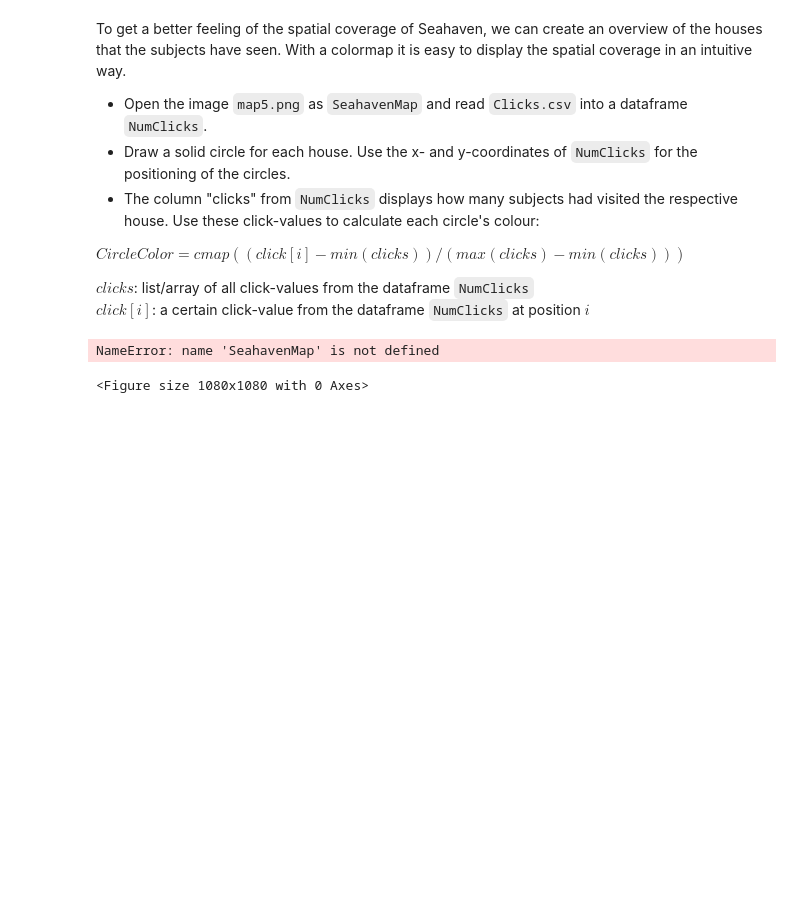
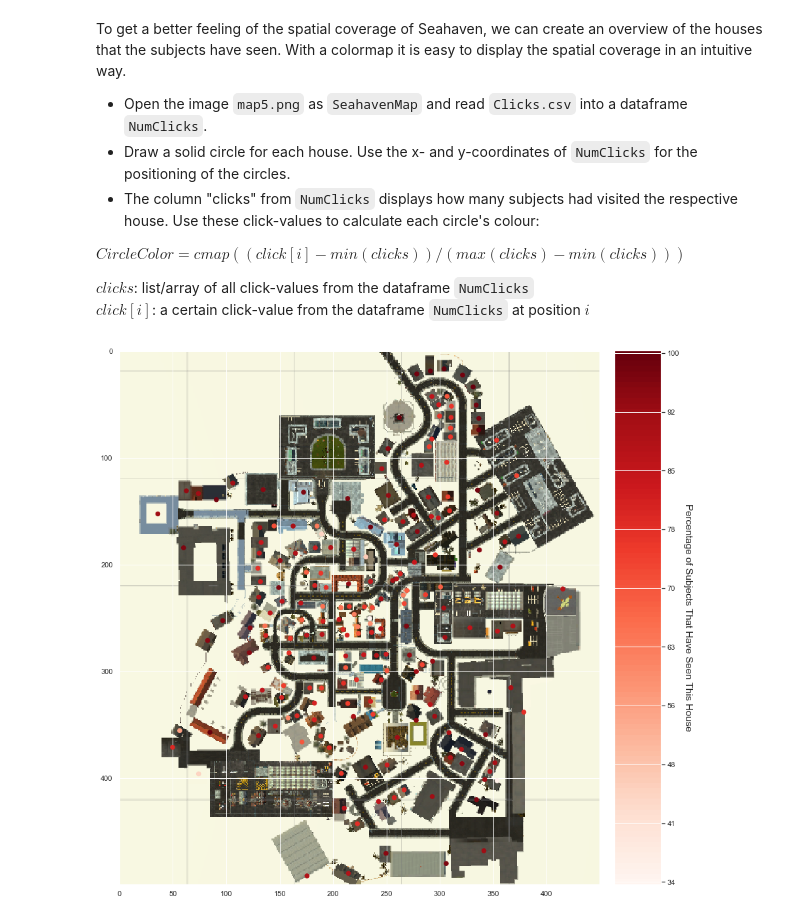
Before and after one commit to NBP-ACC/week-6-acc_5, a Jupyter notebook: sheet04.ipynb, the cells around one changed output. Cells and saved outputs as stored; diff of their text form; code cells hidden in the pictures; blank space fills up the shorter version.

````diff
--- a/sheet04.ipynb
+++ b/sheet04.ipynb
@@ -427,33 +427,41 @@
 $click[i]$: a certain click-value from the dataframe ```NumClicks``` at position $i$
 # %%
 # open the files and extract the necessary data
-# TODO
-
+PATH =  os.getcwd() + "/Data/map5.png"
+SeahavenMap = Image.open(PATH)
+PATH = os.getcwd() + "/Data/Clicks.csv"
+NumClicks =  pd.read_csv(PATH)
 
 # set everything up to display the Seahaven Map
 fig = plt.figure(figsize=(15,15))
 SeahavenMap = SeahavenMap.resize((450,500))
 ax = plt.subplot2grid((10, 10), (0, 0), colspan=9,rowspan=10)
 plt.imshow(SeahavenMap, aspect = 'equal')
 
 # choose a colormap for the circles that display the houses
 cmap = plt.cm.get_cmap('Reds')
 
+clicks = NumClicks['clicks'].tolist()
 # draw the circles and give them the right color (using the given colormap)
-# TODO
+
+for row in range(1, NumClicks.shape[0]):
+    #calculate colour
+    circleColour = cmap((clicks[row] -min(clicks))/(max(clicks)-min(clicks)))
+    #create circle
+    circle = plt.Circle((NumClicks.iloc[row, 1],NumClicks.iloc[row, 2]), 2,  color = circleColour)
+    ax.add_artist(circle)
 
 
 # set everything up to display the Colormap / legend for the circle's colors
 a=np.outer(np.arange(0,1,0.01),np.ones(3))
 ax2 = plt.subplot2grid((10, 10), (0, 9),rowspan=10)
 plt.imshow(a,aspect='auto',cmap='Reds',origin="lower")
 ax2.get_xaxis().set_ticks([])
 ax2.get_yaxis().set_ticks(np.linspace(0,99,10))
 ax2.get_yaxis().set_ticklabels(np.linspace((min(clicks)/64)*100,(max(clicks)/64)*100,10,dtype=int))
 ax2.yaxis.tick_right()
 ax2.set_ylabel("Percentage of Subjects That Have Seen This House",rotation=270, fontsize=15, labelpad=20)
 ax2.yaxis.set_label_position("right")
 plt.show()
 # %% [output]
-NameError: name 'SeahavenMap' is not defined
-<Figure size 1080x1080 with 0 Axes>
+[figure, added]
````
Also changed, not shown: parts of 3 cells of this notebook.
